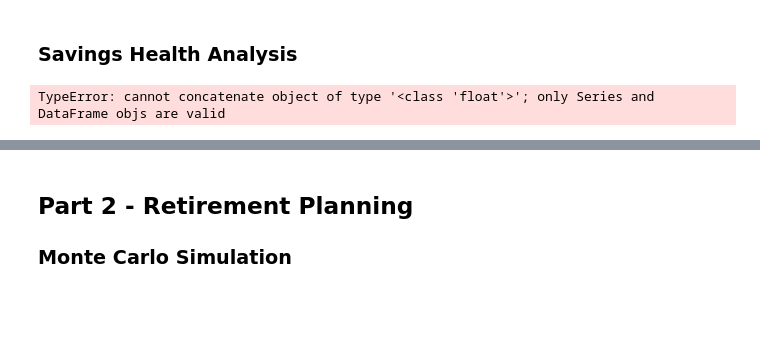
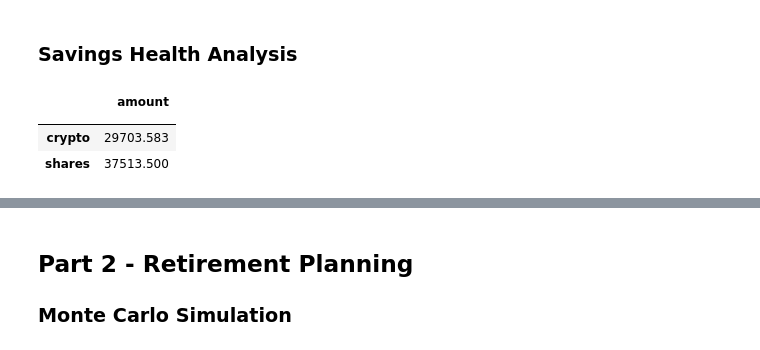
Before and after one commit to yenla9/python-homework, a Jupyter notebook: Homework5/financial-planner.ipynb, the cells around one changed output, grey strips where cells are left out. Saved outputs shown, nothing was run; the diff lists cells and outputs as text; code cells hidden in the pictures; blank space fills up the shorter version.

```diff
--- a/Homework5/financial-planner.ipynb
+++ b/Homework5/financial-planner.ipynb
@@ -137,17 +137,19 @@ The current value of your 200 AGG shares is $23374.00
 # %%
 # Set monthly household income
 monthly_income = 12000
+
 # Consolidate financial assets data
 crypto = my_btc_value + my_eth_value
 shares = my_agg_value + my_spy_value
 
 # Create savings DataFrame
-df_savings = pd.concat([crypto, shares],axis=1, keys=['amount'])
-
-
-
+df_savings = pd.DataFrame({'':['crypto', 'shares'],'amount': [crypto, shares]})
+df_savings = df_savings.set_index('')
 
 # Display savings DataFrame
 display(df_savings)
 # %% [output]
-TypeError: cannot concatenate object of type '<class 'float'>'; only Series and DataFrame objs are valid
+|  | amount |
+|  |  |
+| crypto | 29703.583 |
+| shares | 37513.500 |
```
Also changed, not shown: parts of 7 cells of this notebook.
